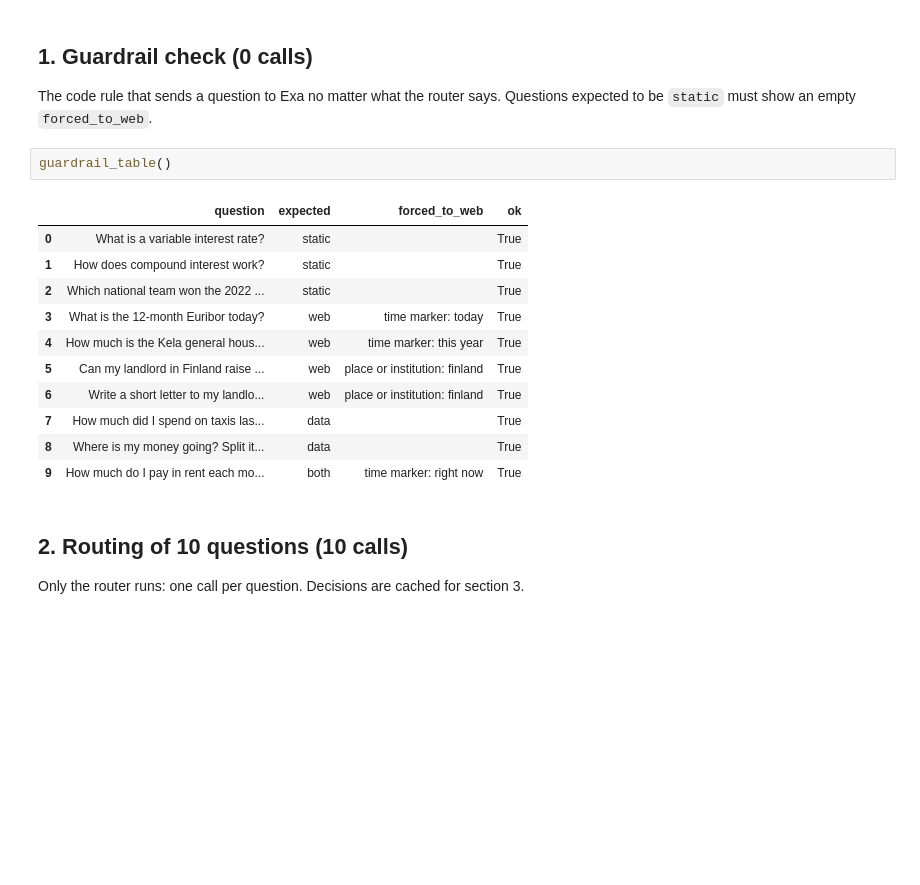
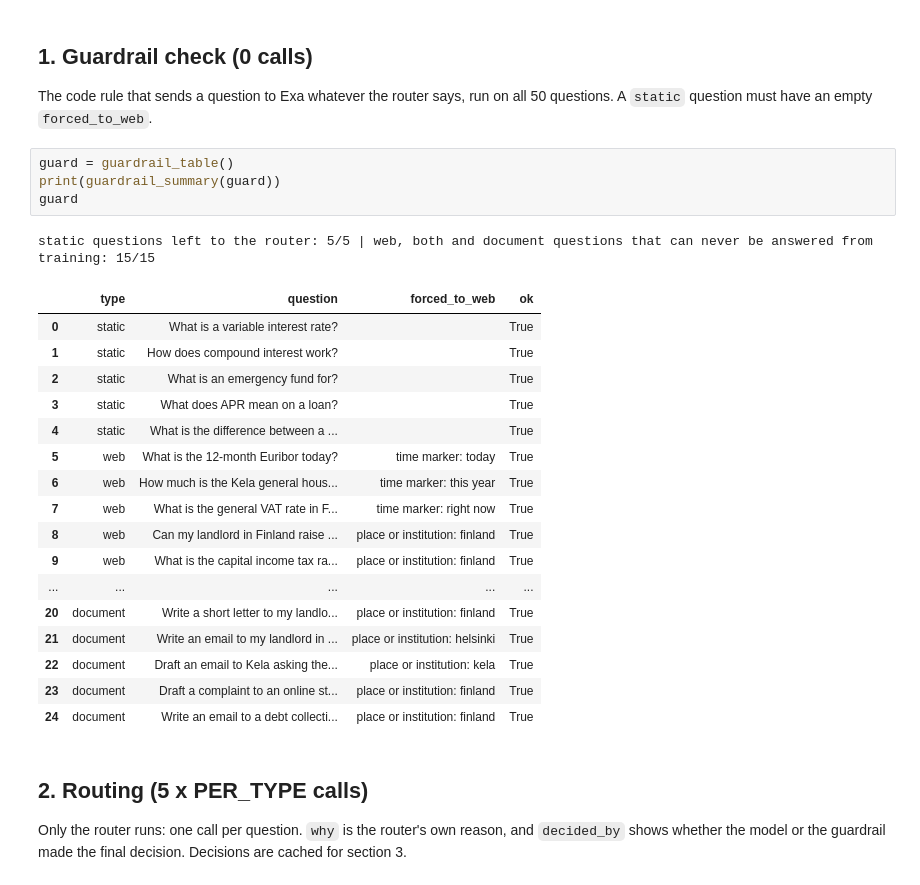
Before and after one commit to victor06-git/project_aethon, a Jupyter notebook: backend/notebook/kaiku_test.ipynb, the cells around one changed output. Drawn from its saved outputs; the diff is of its cells as text; blank space fills up the shorter version.

```diff
--- a/backend/notebook/kaiku_test.ipynb
+++ b/backend/notebook/kaiku_test.ipynb
@@ -44,23 +53,33 @@ Model: gemini-3.5-flash | prompt sizes (chars/4): router ~327 tokens, answer ~13
 # %% [markdown]
 ## 1. Guardrail check (0 calls)
 
-The code rule that sends a question to Exa no matter what the router says. Questions expected to be
-`static` must show an empty `forced_to_web`.
+The code rule that sends a question to Exa whatever the router says, run on all 50 questions.
+A `static` question must have an empty `forced_to_web`.
-# %%
-guardrail_table()
-# %% [output]
-|  | question | expected | forced_to_web | ok |
-| 0 | What is a variable interest rate? | static |  | True |
-| 1 | How does compound interest work? | static |  | True |
-| 2 | Which national team won the 2022 ... | static |  | True |
-| 3 | What is the 12-month Euribor today? | web | time marker: today | True |
-| 4 | How much is the Kela general hous... | web | time marker: this year | True |
-| 5 | Can my landlord in Finland raise ... | web | place or institution: finland | True |
-| 6 | Write a short letter to my landlo... | web | place or institution: finland | True |
-| 7 | How much did I spend on taxis las... | data |  | True |
-| 8 | Where is my money going? Split it... | data |  | True |
-| 9 | How much do I pay in rent each mo... | both | time marker: right now | True |
+# %%
+guard = guardrail_table()
+print(guardrail_summary(guard))
+guard
+# %% [output]
+static questions left to the router: 5/5 | web, both and document questions that can never be answered from training: 15/15
+|  | type | question | forced_to_web | ok |
+| 0 | static | What is a variable interest rate? |  | True |
+| 1 | static | How does compound interest work? |  | True |
+| 2 | static | What is an emergency fund for? |  | True |
+| 3 | static | What does APR mean on a loan? |  | True |
+| 4 | static | What is the difference between a ... |  | True |
+| 5 | web | What is the 12-month Euribor today? | time marker: today | True |
+| 6 | web | How much is the Kela general hous... | time marker: this year | True |
+| 7 | web | What is the general VAT rate in F... | time marker: right now | True |
+| 8 | web | Can my landlord in Finland raise ... | place or institution: finland | True |
+| 9 | web | What is the capital income tax ra... | place or institution: finland | True |
+| ... | ... | ... | ... | ... |
+| 20 | document | Write a short letter to my landlo... | place or institution: finland | True |
+| 21 | document | Write an email to my landlord in ... | place or institution: helsinki | True |
+| 22 | document | Draft an email to Kela asking the... | place or institution: kela | True |
+| 23 | document | Draft a complaint to an online st... | place or institution: finland | True |
+| 24 | document | Write an email to a debt collecti... | place or institution: finland | True |
 # %% [markdown]
-## 2. Routing of 10 questions (10 calls)
+## 2. Routing (5 x PER_TYPE calls)
 
-Only the router runs: one call per question. Decisions are cached for section 3.
+Only the router runs: one call per question. `why` is the router's own reason, and `decided_by`
+shows whether the model or the guardrail made the final decision. Decisions are cached for section 3.
```
Also changed, not shown: parts of 23 cells of this notebook, 3 other files.
